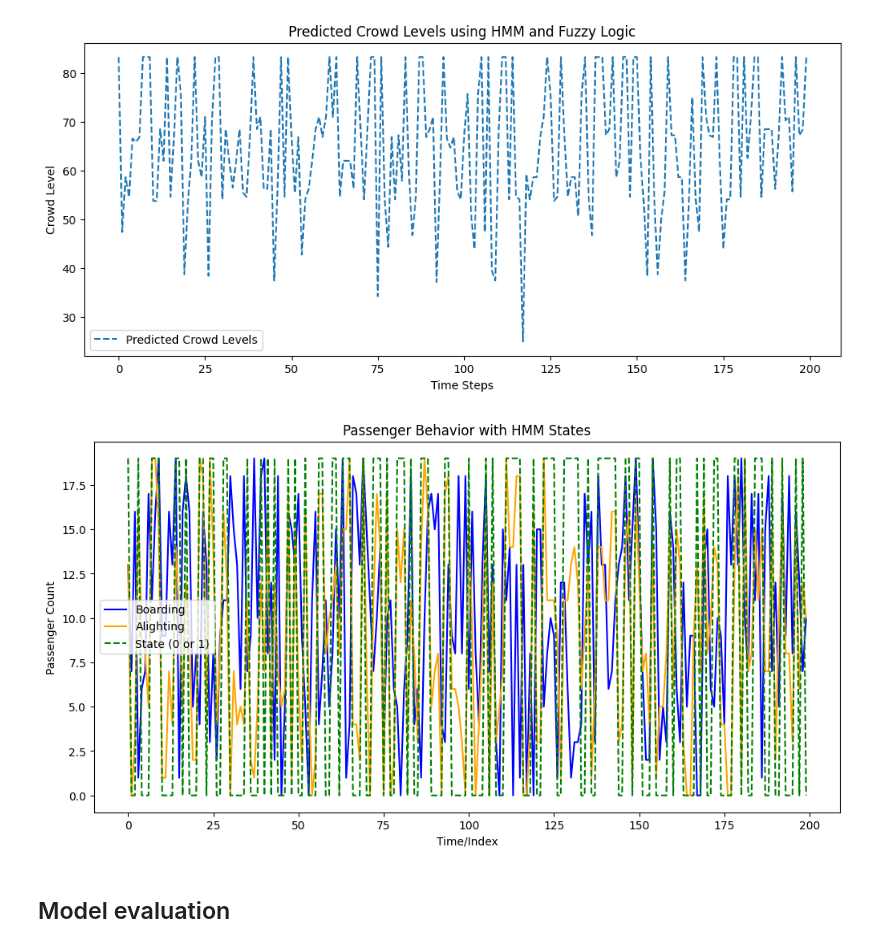
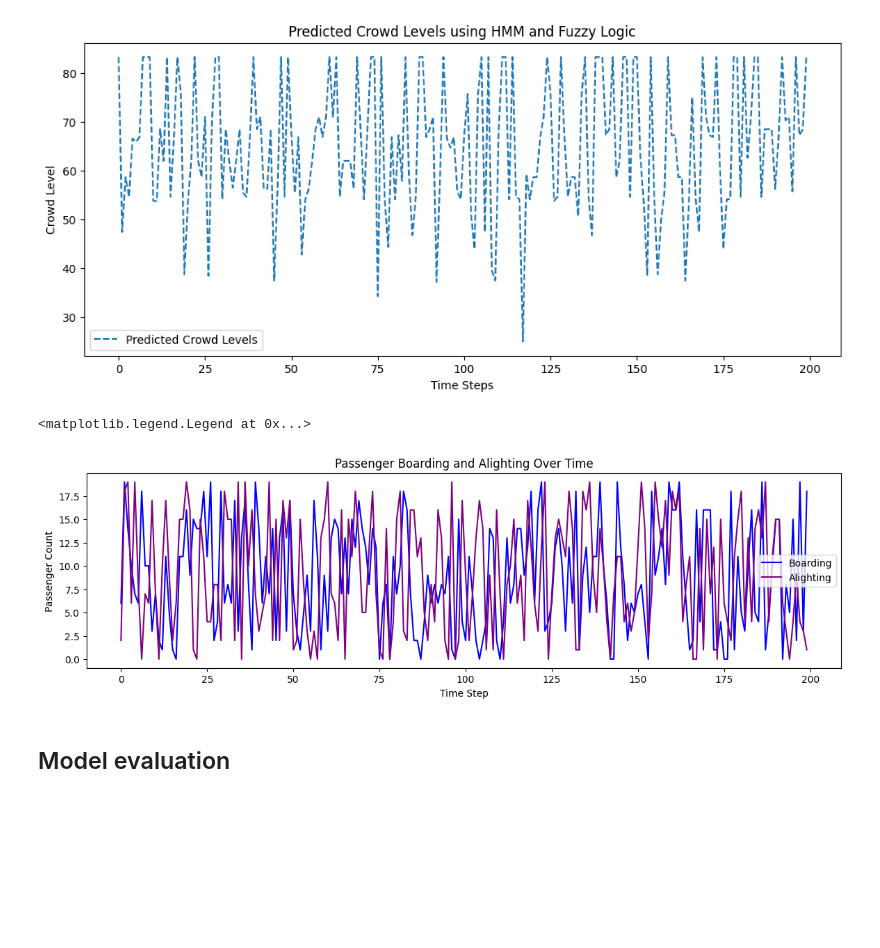
Before and after one commit to Phionanamugga/Predicting_Passenger_Flow_in_Autonomous_Transport, a Jupyter notebook: Predicting_Passenger_Flow_in_Autonomous_Transport.ipynb, the cells around one changed output. Cells and saved outputs as stored; diff of their text form; code cells hidden in the pictures; blank space fills up the shorter version.

Commit message:
visualizes passenger boarding and alighting over time[Delivers#189008568]

```diff
--- a/Predicting_Passenger_Flow_in_Autonomous_Transport.ipynb
+++ b/Predicting_Passenger_Flow_in_Autonomous_Transport.ipynb
@@ -74,17 +60,18 @@ plt.show()
 # %% [output]
 [figure]
 # %%
-plt.figure(figsize=(12, 6))
+# Plot boarding and alighting data for the different passenger counts
+plt.figure(figsize=(14, 8))
+plt.subplot(2, 1, 1)
 plt.plot(boarding_data, label="Boarding", color="blue")
-plt.plot(alighting_data, label="Alighting", color="orange")
-plt.plot(states * max(boarding_data), label="State (0 or 1)", color="green", linestyle="--")
-plt.xlabel("Time/Index")
+plt.plot(alighting_data, label="Alighting", color="purple")
+plt.title("Passenger Boarding and Alighting Over Time")
+plt.xlabel("Time Step")
 plt.ylabel("Passenger Count")
 plt.legend()
-plt.title("Passenger Behavior with HMM States")
-plt.show()
 # %% [output]
+<matplotlib.legend.Legend at 0x...>
-[figure, old version]
+[figure, new version]
 # %% [markdown]
 ## Model evaluation
 # %%
```
Also changed, not shown: parts of 2 cells of this notebook.
